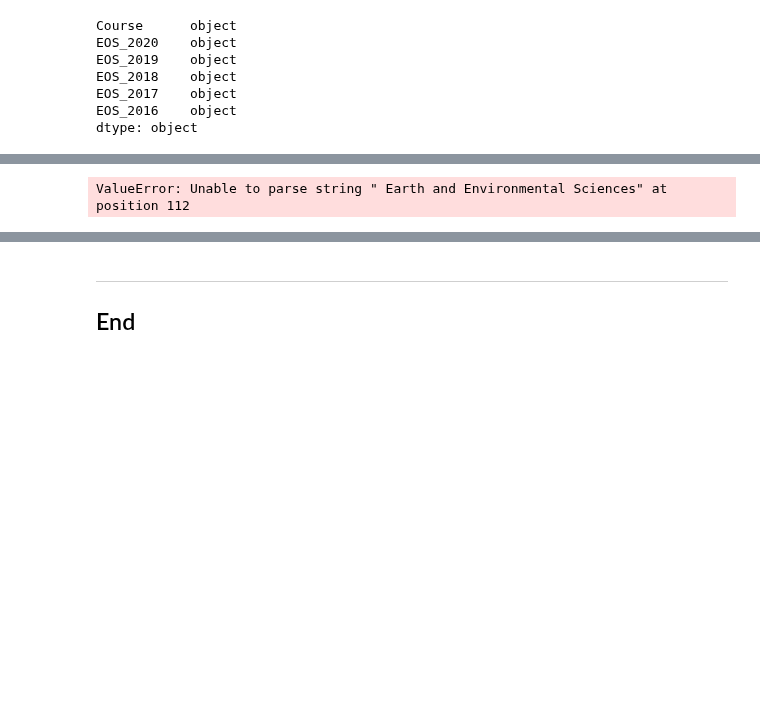
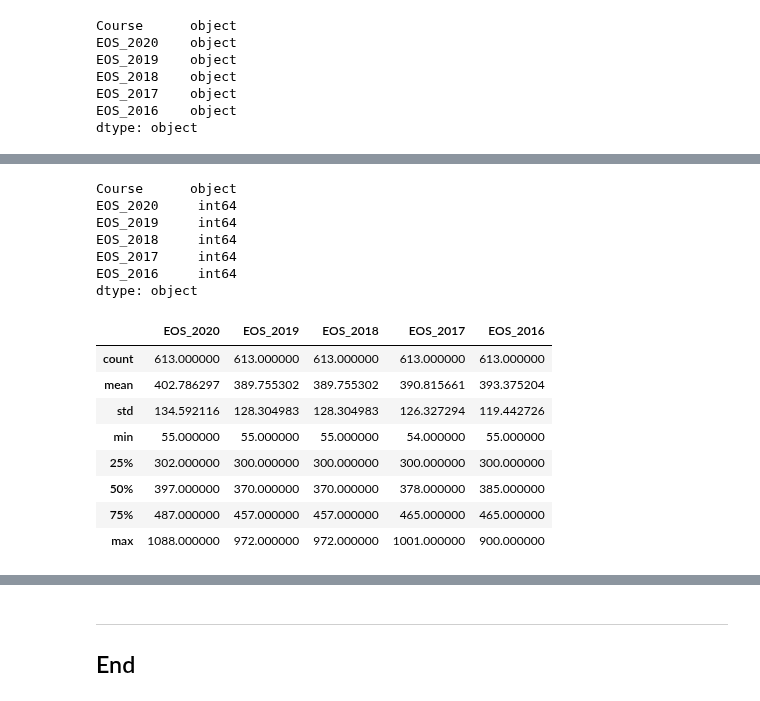
Before and after one commit to G00398275/FODA2021, a Jupyter notebook: cao.ipynb, the cells around one changed output, grey strips where cells are left out. Saved outputs shown, nothing was run; the diff lists cells and outputs as text; code cells hidden in the pictures; blank space fills up the shorter version.

```diff
--- a/cao.ipynb
+++ b/cao.ipynb
@@ -1924,6 +1924,26 @@ eos_courses_all["EOS_2019"] = pd.to_numeric(eos_courses_all["EOS_2019"])
 eos_courses_all["EOS_2018"] = pd.to_numeric(eos_courses_all["EOS_2018"])
 eos_courses_all["EOS_2017"] = pd.to_numeric(eos_courses_all["EOS_2017"])
 eos_courses_all["EOS_2016"] = pd.to_numeric(eos_courses_all["EOS_2016"])
-eos_courses.dtypes
+eos_courses_all.dtypes
 # %% [output]
-ValueError: Unable to parse string " Earth and Environmental Sciences" at position 112
+Course      object
+EOS_2020     int64
+EOS_2019     int64
+EOS_2018     int64
+EOS_2017     int64
+EOS_2016     int64
+dtype: object
+# %%
+# Getting basic statistical analysis of the five years
+eos_courses_all[["EOS_2020", "EOS_2019", "EOS_2018",
+                 "EOS_2017", "EOS_2016"]].describe()
+# %% [output]
+|  | EOS_2020 | EOS_2019 | EOS_2018 | EOS_2017 | EOS_2016 |
+| count | 613.000000 | 613.000000 | 613.000000 | 613.000000 | 613.000000 |
+| mean | 402.786297 | 389.755302 | 389.755302 | 390.815661 | 393.375204 |
+| std | 134.592116 | 128.304983 | 128.304983 | 126.327294 | 119.442726 |
+| min | 55.000000 | 55.000000 | 55.000000 | 54.000000 | 55.000000 |
+| 25% | 302.000000 | 300.000000 | 300.000000 | 300.000000 | 300.000000 |
+| 50% | 397.000000 | 370.000000 | 370.000000 | 378.000000 | 385.000000 |
+| 75% | 487.000000 | 457.000000 | 457.000000 | 465.000000 | 465.000000 |
+| max | 1088.000000 | 972.000000 | 972.000000 | 1001.000000 | 900.000000 |
```
Also changed, not shown: parts of 26 cells of this notebook, 40 other files.
